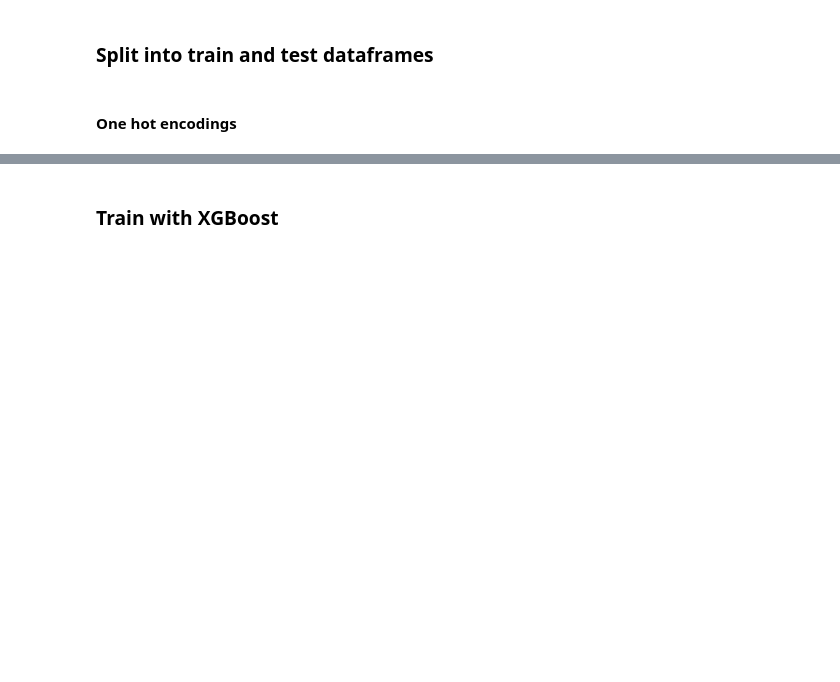
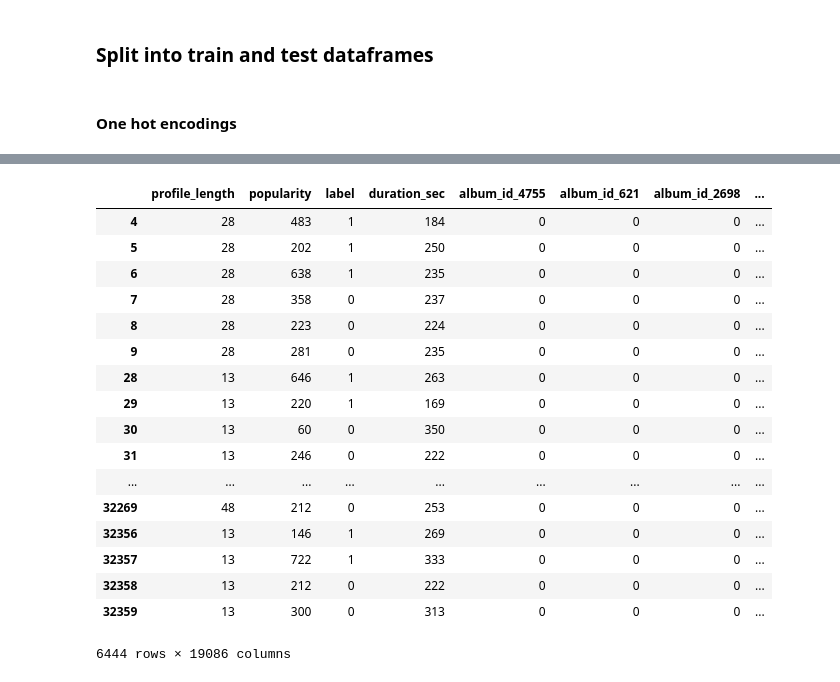
Before and after one commit to federicoparroni/RecSys, a Jupyter notebook: reranking/rerank.ipynb, the cells around one changed output, grey strips where cells are left out. Drawn from its saved outputs; the diff is of its cells as text; code cells hidden in the pictures; blank space fills up the shorter version.

```diff
--- a/reranking/rerank.ipynb
+++ b/reranking/rerank.ipynb
@@ -122,3 +246,5 @@ for name in to_onehot:
     to_concat_test.append(onehotize(full, test, name))
     train = train.drop(name, axis=1)
     test = test.drop(name, axis=1)
+to_concat_train.insert(0, train)
+to_concat_test.insert(0, test)
@@ -125,5 +265,3 @@ for name in to_onehot:
 # %%
 train = pd.concat(to_concat_train, axis=1)
 test = pd.concat(to_concat_test, axis=1)
-# %% [markdown]
-### Train with XGBoost
@@ -131,0 +268,21 @@ dtrain = xgb.DMatrix(oh1, [])
+# %%
+test
+# %% [output]
+|  | profile_length | popularity | label | duration_sec | album_id_4755 | album_id_621 | album_id_2698 | ... |
+| 4 | 28 | 483 | 1 | 184 | 0 | 0 | 0 | ... |
+| 5 | 28 | 202 | 1 | 250 | 0 | 0 | 0 | ... |
+| 6 | 28 | 638 | 1 | 235 | 0 | 0 | 0 | ... |
+| 7 | 28 | 358 | 0 | 237 | 0 | 0 | 0 | ... |
+| 8 | 28 | 223 | 0 | 224 | 0 | 0 | 0 | ... |
+| 9 | 28 | 281 | 0 | 235 | 0 | 0 | 0 | ... |
+| 28 | 13 | 646 | 1 | 263 | 0 | 0 | 0 | ... |
+| 29 | 13 | 220 | 1 | 169 | 0 | 0 | 0 | ... |
+| 30 | 13 | 60 | 0 | 350 | 0 | 0 | 0 | ... |
+| 31 | 13 | 246 | 0 | 222 | 0 | 0 | 0 | ... |
+| ... | ... | ... | ... | ... | ... | ... | ... | ... |
+| 32269 | 48 | 212 | 0 | 253 | 0 | 0 | 0 | ... |
+| 32356 | 13 | 146 | 1 | 269 | 0 | 0 | 0 | ... |
+| 32357 | 13 | 722 | 1 | 333 | 0 | 0 | 0 | ... |
+| 32358 | 13 | 212 | 0 | 222 | 0 | 0 | 0 | ... |
+| 32359 | 13 | 300 | 0 | 313 | 0 | 0 | 0 | ... |
+6444 rows × 19086 columns
```
Also changed, not shown: parts of 11 cells of this notebook.
